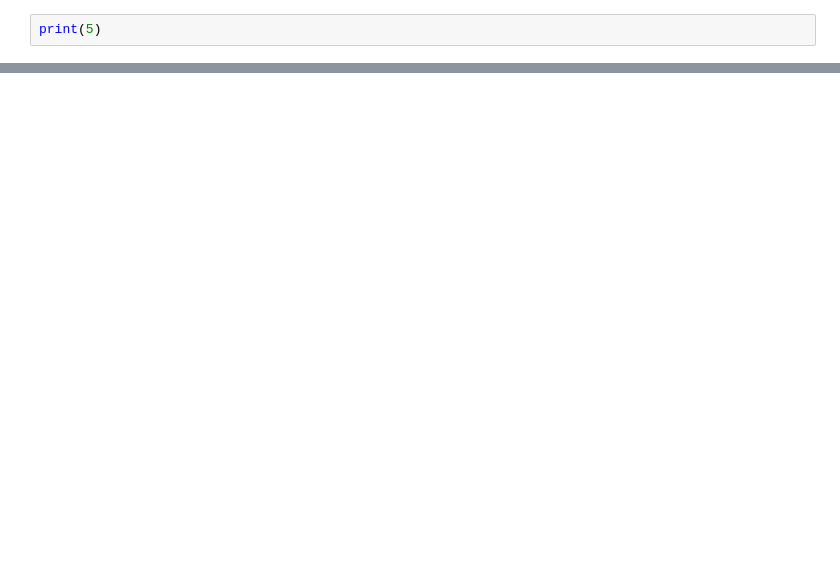
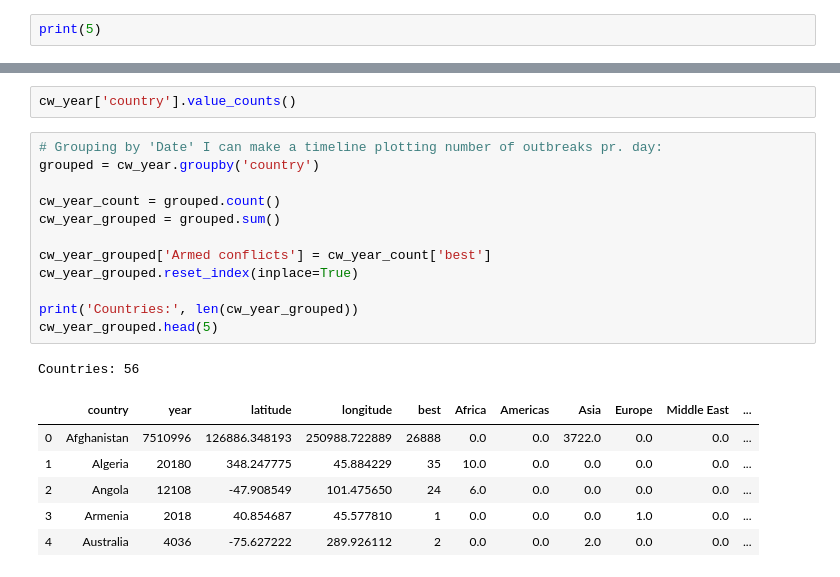
Before and after one commit to NumEconCopenhagen/projects-2020-syntaxerror, a Jupyter notebook: dataproject/Armedconflicts.ipynb, the cells around one changed output, grey strips where cells are left out. Saved outputs shown, nothing was run; the diff lists cells and outputs as text; blank space fills up the shorter version.

```diff
--- a/dataproject/Armedconflicts.ipynb
+++ b/dataproject/Armedconflicts.ipynb
@@ -73,0 +106,22 @@ df_africa["count"] = df_africa.groupby("year")["best"].transform('count')
+# %%
+cw_year['country'].value_counts()
+# %%
+# Grouping by 'Date' I can make a timeline plotting number of outbreaks pr. day:
+grouped = cw_year.groupby('country')
+
+cw_year_count = grouped.count()
+cw_year_grouped = grouped.sum()
+
+cw_year_grouped['Armed conflicts'] = cw_year_count['best']
+cw_year_grouped.reset_index(inplace=True)
+
+print('Countries:', len(cw_year_grouped))
+cw_year_grouped.head(5)
+# %% [output]
+Countries: 56
+|  | country | year | latitude | longitude | best | Africa | Americas | Asia | Europe | Middle East | ... |
+| 0 | Afghanistan | 7510996 | 126886.348193 | 250988.722889 | 26888 | 0.0 | 0.0 | 3722.0 | 0.0 | 0.0 | ... |
+| 1 | Algeria | 20180 | 348.247775 | 45.884229 | 35 | 10.0 | 0.0 | 0.0 | 0.0 | 0.0 | ... |
+| 2 | Angola | 12108 | -47.908549 | 101.475650 | 24 | 6.0 | 0.0 | 0.0 | 0.0 | 0.0 | ... |
+| 3 | Armenia | 2018 | 40.854687 | 45.577810 | 1 | 0.0 | 0.0 | 0.0 | 1.0 | 0.0 | ... |
+| 4 | Australia | 4036 | -75.627222 | 289.926112 | 2 | 0.0 | 0.0 | 2.0 | 0.0 | 0.0 | ... |
```
Also changed, not shown: parts of 12 cells of this notebook.
